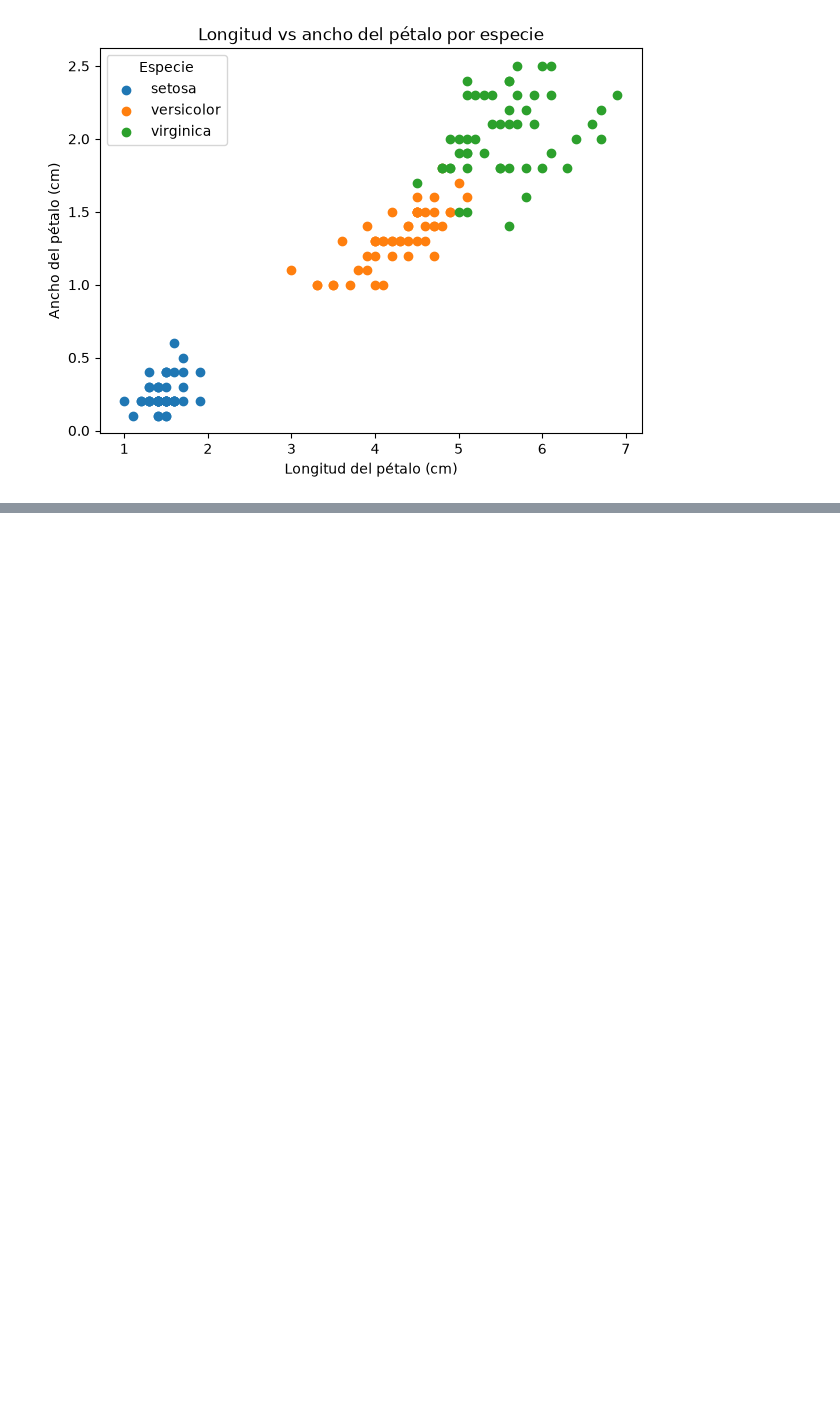
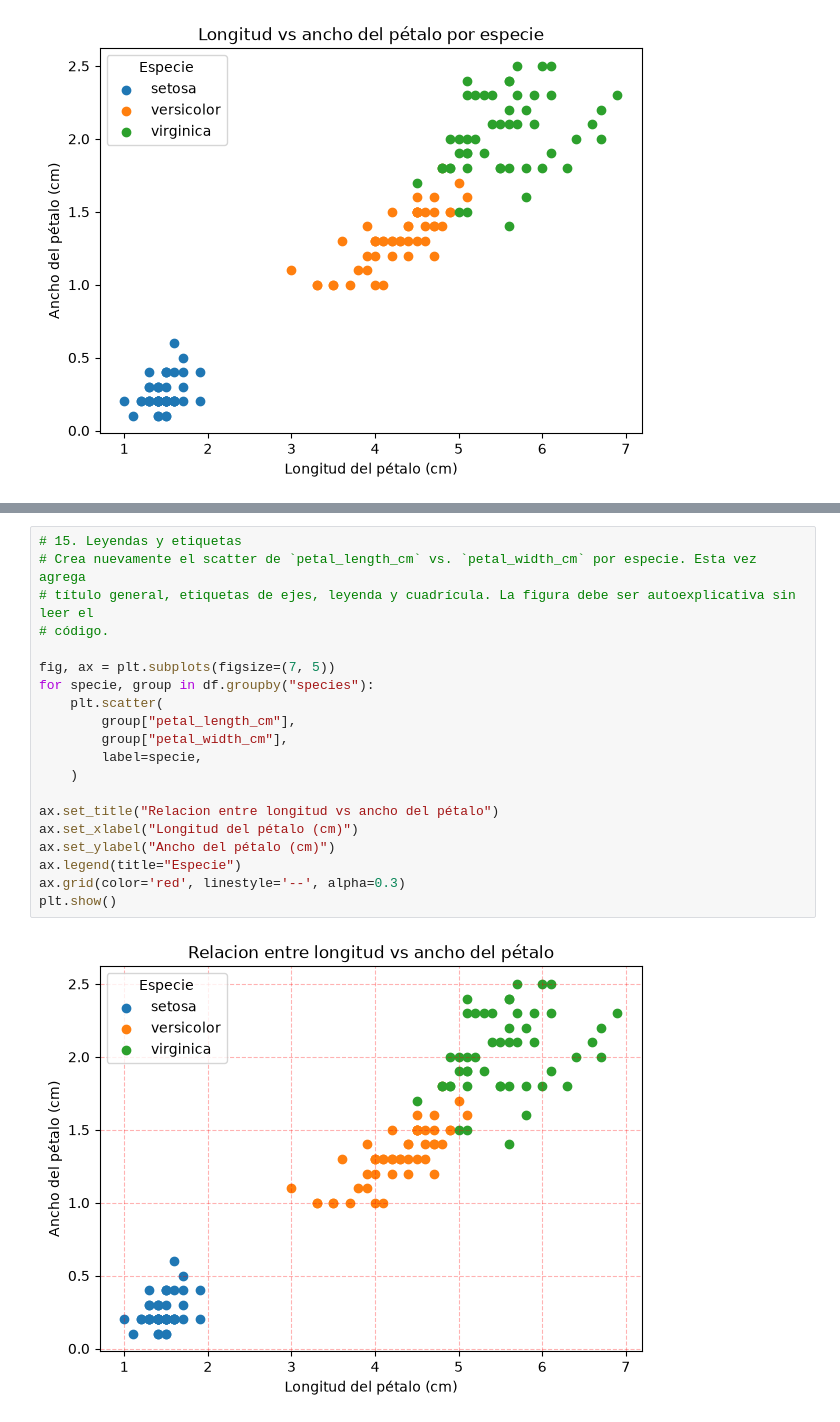
Before and after one commit to marcell-llerena/datascience-g8, a Jupyter notebook: notebooks/20260817_27_ejercicios_matplotlib.ipynb, the cells around one changed output, grey strips where cells are left out. Saved outputs shown, nothing was run; the diff lists cells and outputs as text; blank space fills up the shorter version.

```diff
--- a/notebooks/20260817_27_ejercicios_matplotlib.ipynb
+++ b/notebooks/20260817_27_ejercicios_matplotlib.ipynb
@@ -180,0 +169,22 @@ plt.show()
+# %%
+# 15. Leyendas y etiquetas
+# Crea nuevamente el scatter de `petal_length_cm` vs. `petal_width_cm` por especie. Esta vez agrega
+# título general, etiquetas de ejes, leyenda y cuadrícula. La figura debe ser autoexplicativa sin leer el
+# código.
+
+fig, ax = plt.subplots(figsize=(7, 5))
+for specie, group in df.groupby("species"):
+    plt.scatter(
+        group["petal_length_cm"],
+        group["petal_width_cm"],
+        label=specie,
+    )
+
+ax.set_title("Relacion entre longitud vs ancho del pétalo")
+ax.set_xlabel("Longitud del pétalo (cm)")
+ax.set_ylabel("Ancho del pétalo (cm)")
+ax.legend(title="Especie")
+ax.grid(color='red', linestyle='--', alpha=0.3)
+plt.show()
+# %% [output]
+[figure, added]
```
Also changed, not shown: parts of 7 cells of this notebook, 2 other files.
